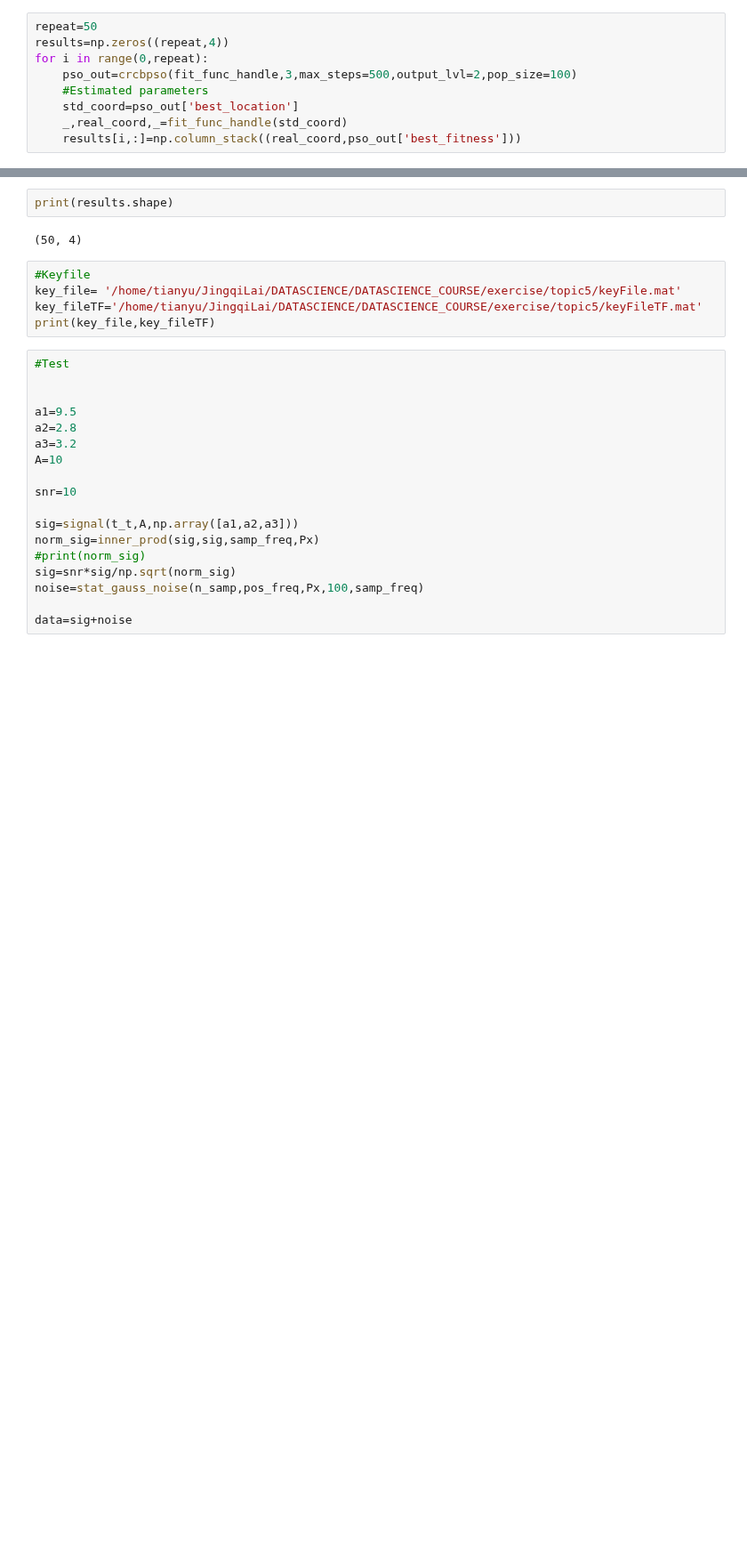
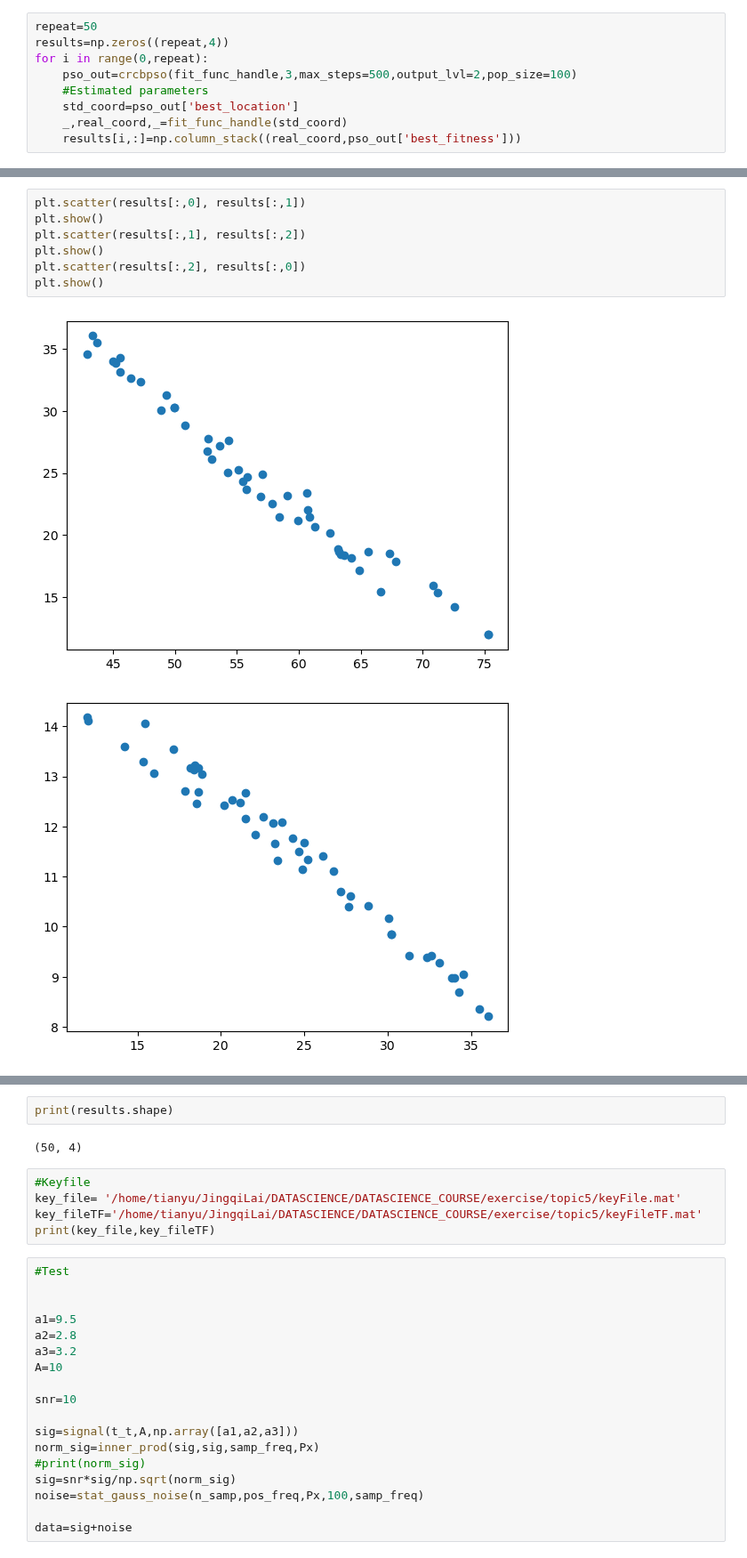
Before and after one commit to ljq2088/DATASCIENCE_COURSE, a Jupyter notebook: exercise/topic5/crcb_pso.ipynb, the cells around one changed output, grey strips where cells are left out. Shown at 89% size. Saved outputs shown, nothing was run; the diff lists cells and outputs as text; blank space fills up the shorter version.

```diff
--- a/exercise/topic5/crcb_pso.ipynb
+++ b/exercise/topic5/crcb_pso.ipynb
@@ -621,0 +627,10 @@ print(A)
+# %%
+plt.scatter(results[:,0], results[:,1])
+plt.show()
+plt.scatter(results[:,1], results[:,2])
+plt.show()
+plt.scatter(results[:,2], results[:,0])
+plt.show()
+# %% [output]
+[figure, added]
+[figure, added]
```
Also changed, not shown: parts of 15 cells of this notebook, 2 other files.
